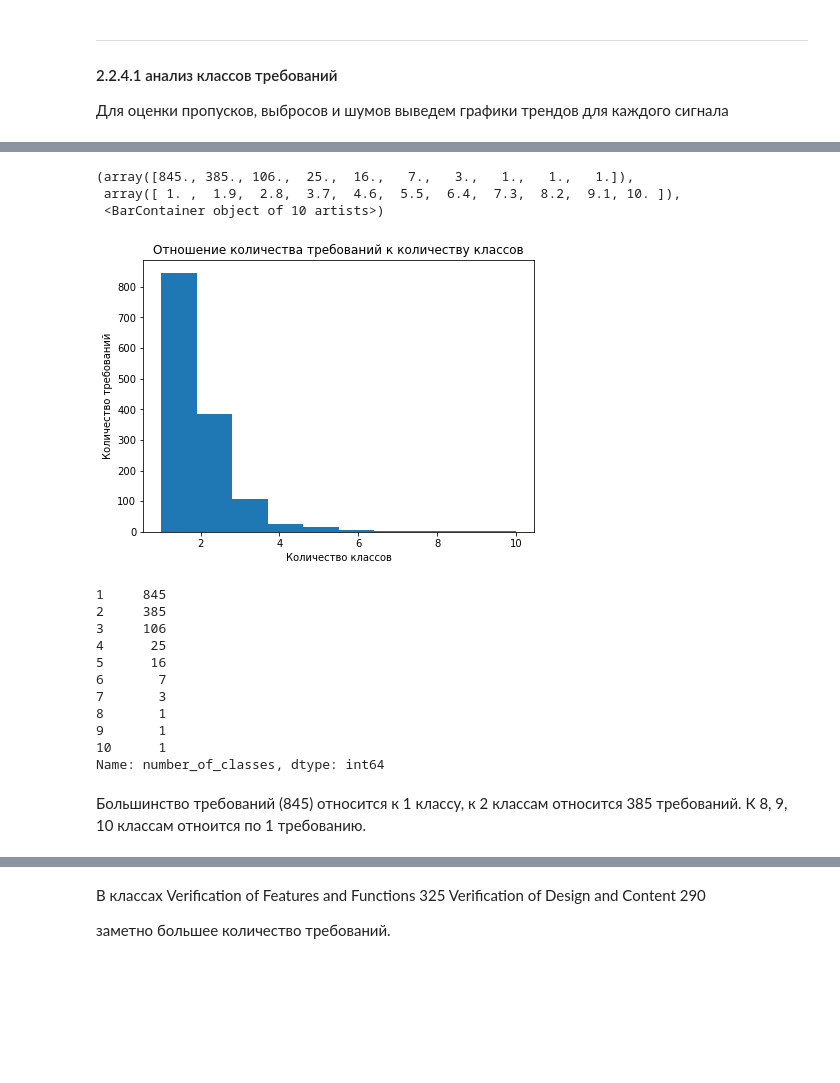
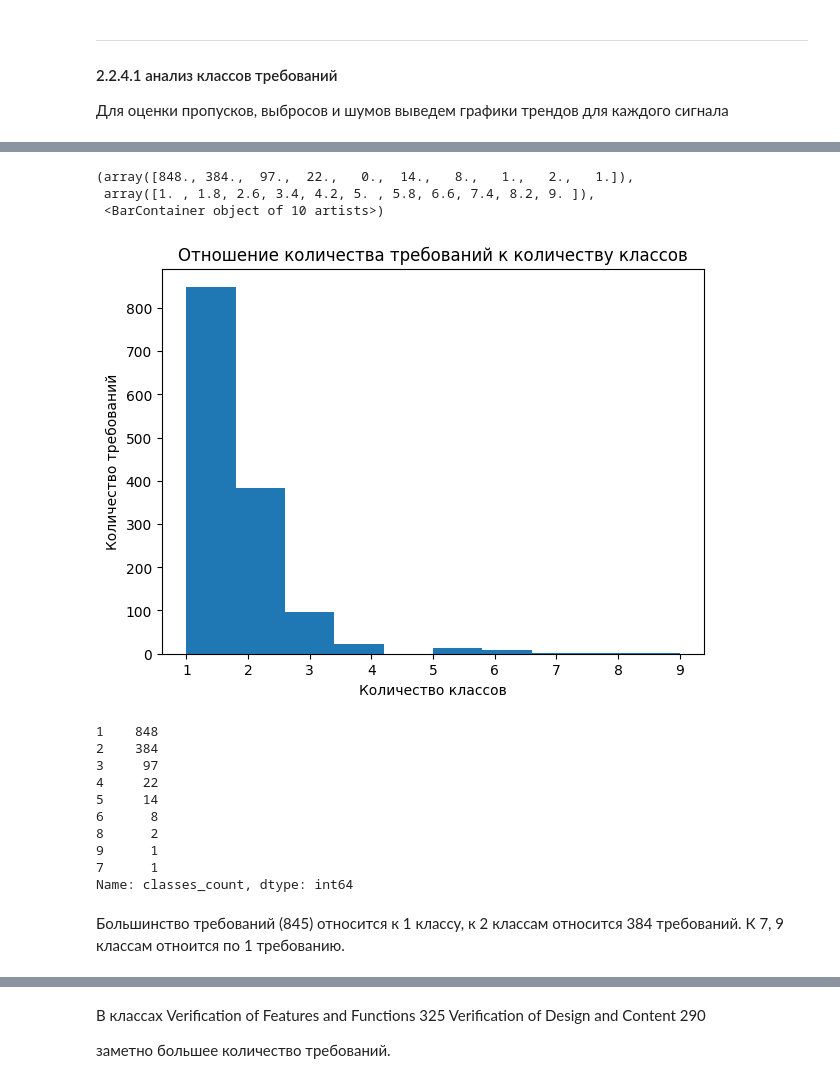
Before and after one commit to Khomiakov7706/requirements_analysis, a Jupyter notebook: eda_example.ipynb, the cells around one changed output, grey strips where cells are left out. Drawn from its saved outputs; the diff is of its cells as text; code cells hidden in the pictures; blank space fills up the shorter version.

```diff
--- a/eda_example.ipynb
+++ b/eda_example.ipynb
@@ -102,4 +147,2 @@ test_scenario
 # %%
-data = data.drop('req_type', 1)
-data = data.drop('test_scenario', 1)
 data = data.rename(columns={'requirement': 'requirement_text'})
@@ -169,0 +167,3 @@ requirement_classes
+# %%
+# Add a new column 'classes_count' to 'data'
+data['classes_count'] = data.iloc[:, 2:].astype(bool).sum(axis=1)
@@ -169,0 +176,3 @@ requirement_classes
+# %%
+#@title Delete rows with 'classes_count' < 1
+data = data[data['classes_count'] >= 1]
@@ -248,5 +260,5 @@ data.head()
 | 3 | 4 | User accounts are password protected | 1 | 0 | 0 | ... |
 | 4 | 5 | Account info change access | 1 | 0 | 0 | ... |
 # %%
-data['number_of_classes'] = data.loc[:,requirement_classes].sum(axis=1)
-data.head()
+#data['number_of_classes'] = data.classes_count
+#data.head()
@@ -260,29 +265,29 @@ data.head()
 # %%
+#@title график "Отношение количества требований к количеству классов"
 plt.figure(figsize=(7,5))
 plt.title('Отношение количества требований к количеству классов')
 plt.xlabel('Количество классов')
 plt.ylabel('Количество требований')
-plt.hist(data.number_of_classes,bins=10)
+plt.hist(data.classes_count,bins=10)
 # %% [output]
-(array([845., 385., 106.,  25.,  16.,   7.,   3.,   1.,   1.,   1.]),
- array([ 1. ,  1.9,  2.8,  3.7,  4.6,  5.5,  6.4,  7.3,  8.2,  9.1, 10. ]),
+(array([848., 384.,  97.,  22.,   0.,  14.,   8.,   1.,   2.,   1.]),
+ array([1. , 1.8, 2.6, 3.4, 4.2, 5. , 5.8, 6.6, 7.4, 8.2, 9. ]),
  <BarContainer object of 10 artists>)
-[figure, old version]
+[figure, new version]
 # %%
-data.number_of_classes.value_counts()
+data.classes_count.value_counts()
 # %% [output]
-1     845
-2     385
-3     106
-4      25
-5      16
-6       7
-7       3
-8       1
-9       1
-10      1
-Name: number_of_classes, dtype: int64
+1    848
+2    384
+3     97
+4     22
+5     14
+6      8
+8      2
+9      1
+7      1
+Name: classes_count, dtype: int64
 # %% [markdown]
 Большинство требований (845) относится к 1 классу,
-к 2 классам относится 385 требований.
-К 8, 9, 10 классам отноится по 1 требованию.
+к 2 классам относится 384 требований.
+К 7, 9 классам отноится по 1 требованию.
```
Also changed, not shown: parts of 57 cells of this notebook.
